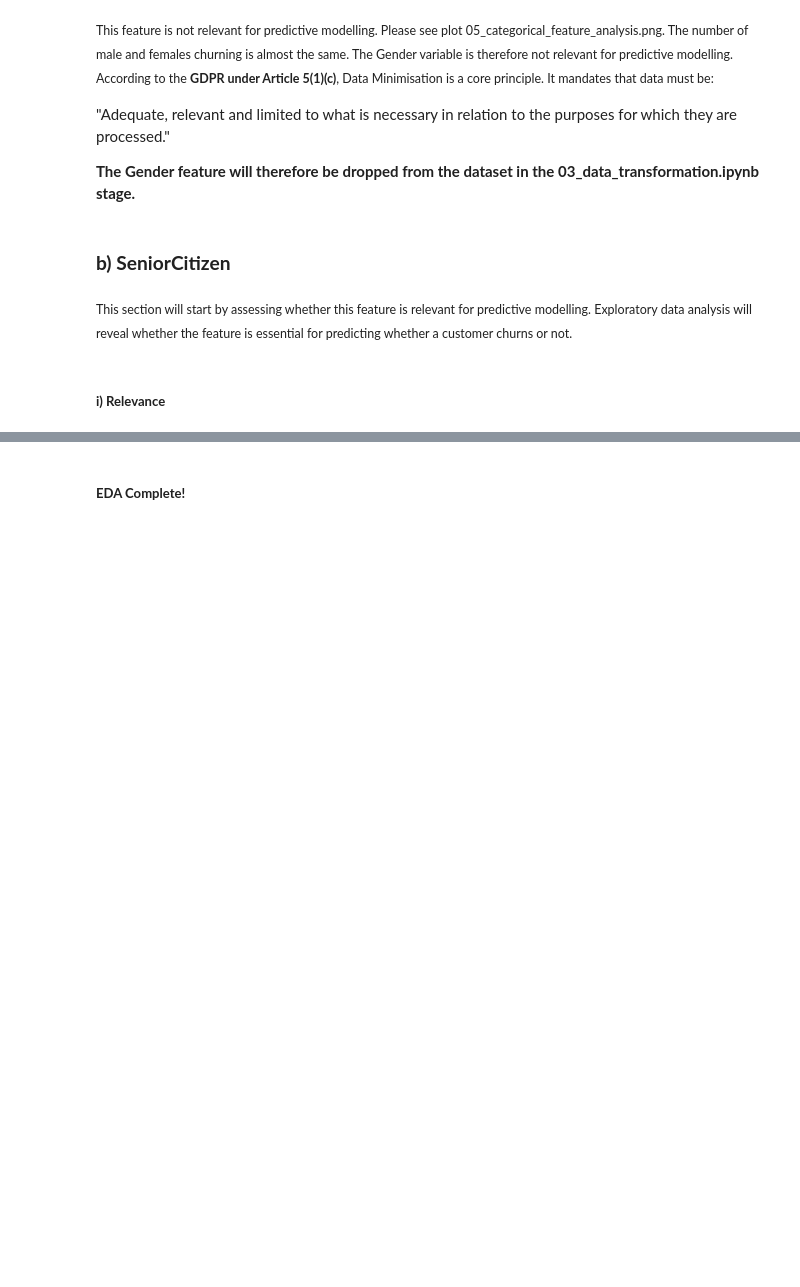
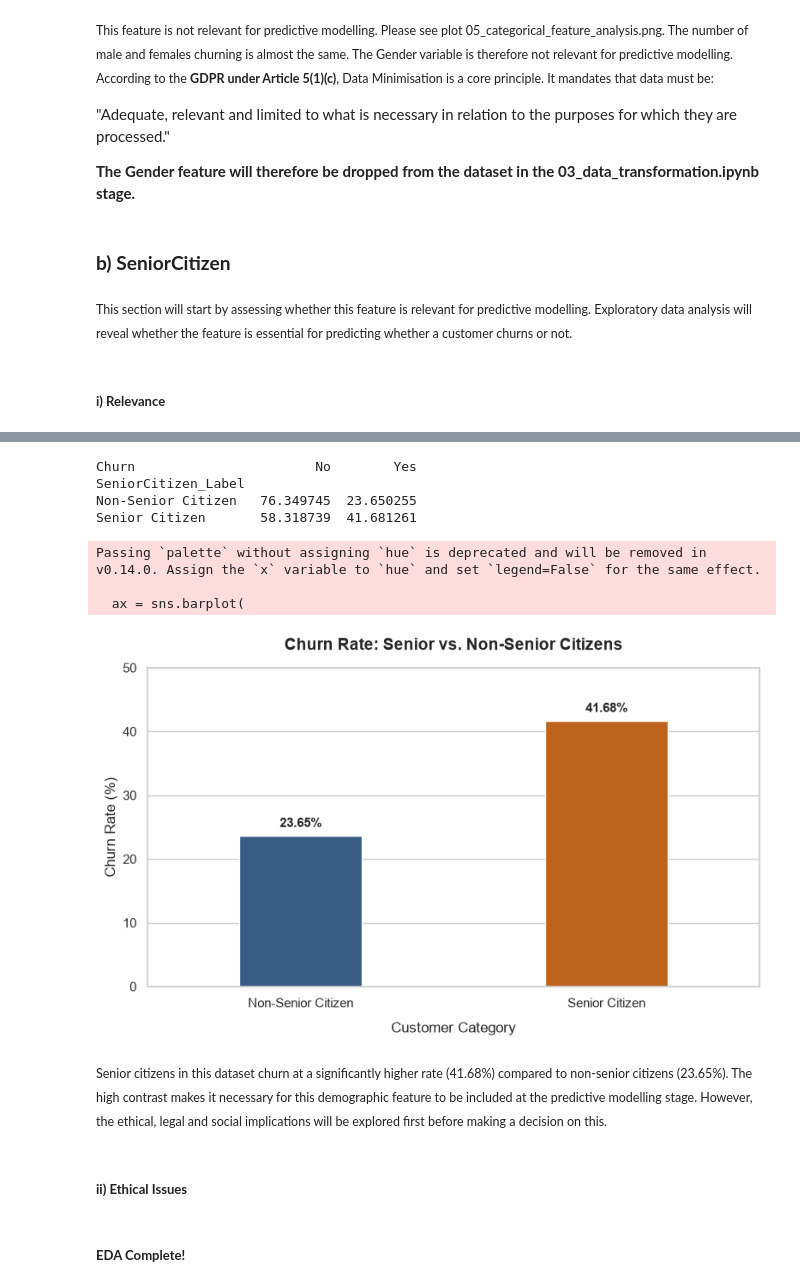
Before and after one commit to Joyy-cloud/TelecomChurning, a Jupyter notebook: 02_eda.ipynb, the cells around one changed output, grey strips where cells are left out. Saved outputs shown, nothing was run; the diff lists cells and outputs as text; code cells hidden in the pictures; blank space fills up the shorter version.

```diff
--- a/02_eda.ipynb
+++ b/02_eda.ipynb
@@ -622,3 +687,73 @@ This section justifies the inclusion or exclusion of each feature in the predict
+# %%
+
+#  Mapping SeniorCitizen numeric values (0, 1) to readable labels
+df['SeniorCitizen_Label'] = df['SeniorCitizen'].map(
+    {0: 'Non-Senior Citizen', 1: 'Senior Citizen'}
+)
+
+# 3. Here, I am calculating the Churn Rate percentages
+churn_summary = (
+    df.groupby('SeniorCitizen_Label')['Churn']
+    .value_counts(normalize=True)
+    .unstack()
+    * 100
+)
+
+churn_rates = churn_summary['Yes'].reset_index()
+churn_rates.columns = ['Category', 'ChurnRate']
+
+# Print the churn summary to console for verification
+print(churn_summary)
+
+# 4. Plotting the churn rates for Senior vs. Non-Senior Citizens
+plt.figure(figsize=(8, 5))
+sns.set_theme(style='whitegrid')
+
+palette = {'Non-Senior Citizen': '#2b5c8f', 'Senior Citizen': '#d95f02'}
+ax = sns.barplot(
+    data=churn_rates, x='Category', y='ChurnRate', palette=palette, width=0.4
+)
+
+# Add data percentage labels on top of bars
+for p in ax.patches:
+  height = p.get_height()
+  ax.annotate(
+      f'{height:.2f}%',
+      (p.get_x() + p.get_width() / 2.0, height),
+      ha='center',
+      va='bottom',
+      xytext=(0, 5),
+      textcoords='offset points',
+      fontsize=11,
+      fontweight='bold',
+  )
+
+plt.title(
+    'Churn Rate: Senior vs. Non-Senior Citizens',
+    fontsize=14,
+    fontweight='bold',
+    pad=15,
+)
+plt.xlabel('Customer Category', fontsize=12, labelpad=10)
+plt.ylabel('Churn Rate (%)', fontsize=12)
+plt.ylim(0, 50)
+
+plt.tight_layout()
+plt.savefig('plots/09_churn_rate_senior_vs_nonsenior.png', dpi=300)
+plt.show()
+# %% [output]
+Churn                       No        Yes
+SeniorCitizen_Label
+Non-Senior Citizen   76.349745  23.650255
+Senior Citizen       58.318739  41.681261
+Passing `palette` without assigning `hue` is deprecated and will be removed in v0.14.0. Assign the `x` variable to `hue` and set `legend=False` for the same effect.
+
+  ax = sns.barplot(
+[figure, added]
+# %% [markdown]
+<small>Senior citizens in this dataset churn at a significantly higher rate (41.68%) compared to non-senior citizens (23.65%). The high contrast makes it  necessary for this demographic feature to be included at the predictive modelling stage. However, the ethical, legal and social implications will be explored first before making a decision on this.
+# %% [markdown]
+##### **ii) Ethical Issues**
 # %% [markdown]
 
 
```
Also changed, not shown: parts of 5 cells of this notebook.
